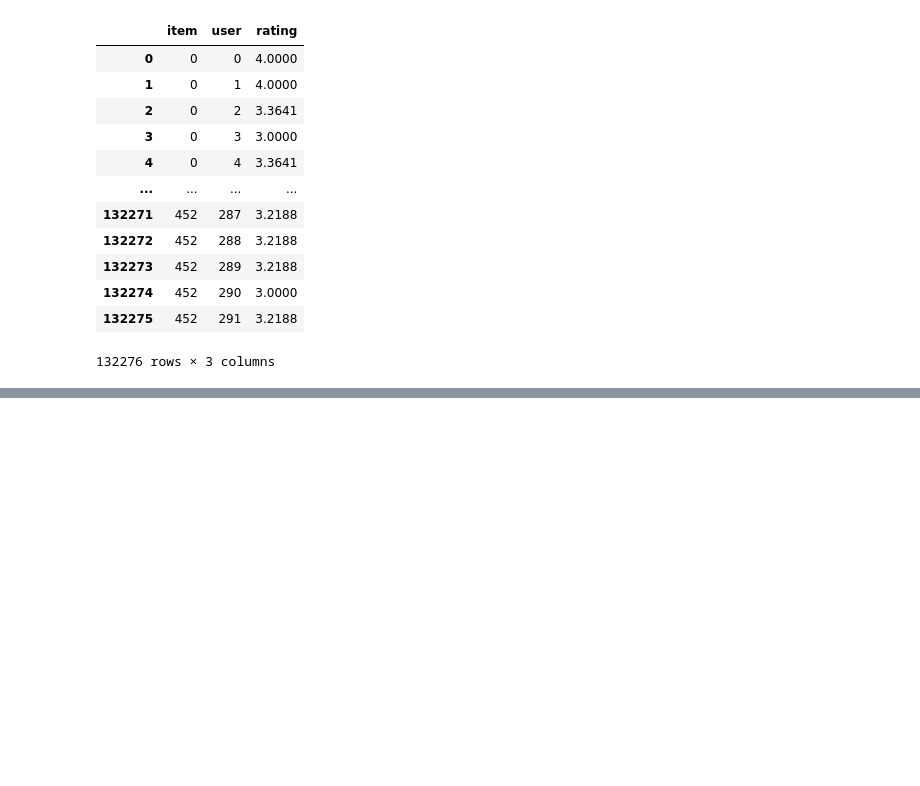
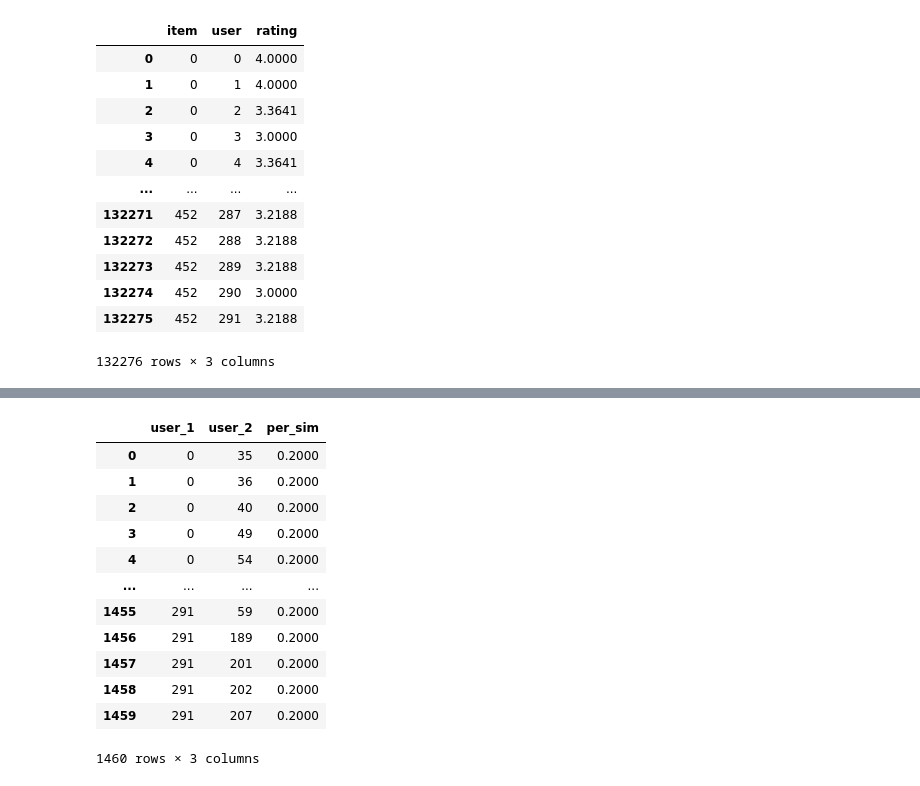
Before and after one commit to yms218/DB-Project, a Jupyter notebook: 2024-0045/test.ipynb, the cells around one changed output, grey strips where cells are left out. Cells and saved outputs as stored; diff of their text form; code cells hidden in the pictures; blank space fills up the shorter version.

```diff
--- a/2024-0045/test.ipynb
+++ b/2024-0045/test.ipynb
@@ -541,3 +530,31 @@ df
+# %%
+df = get_output(
+'''
+
+
+    select a.user_1, a.user_2, round(a.sim / sum(a.sim) over (partition by a.user_1),4) as per_sim from (
+            SELECT
+                user_1, user_2, sim, row_number() over (partition by user_1 order by sim desc, user_2) as rn
+            FROM user_similarity) a
+    where a.rn <= 5
+'''
+)
+
+df
+# %% [output]
+|  | user_1 | user_2 | per_sim |
+| 0 | 0 | 35 | 0.2000 |
+| 1 | 0 | 36 | 0.2000 |
+| 2 | 0 | 40 | 0.2000 |
+| 3 | 0 | 49 | 0.2000 |
+| 4 | 0 | 54 | 0.2000 |
+| ... | ... | ... | ... |
+| 1455 | 291 | 59 | 0.2000 |
+| 1456 | 291 | 189 | 0.2000 |
+| 1457 | 291 | 201 | 0.2000 |
+| 1458 | 291 | 202 | 0.2000 |
+| 1459 | 291 | 207 | 0.2000 |
+1460 rows × 3 columns
 # %%
 df = get_output(
 '''
```
Also changed, not shown: parts of 2 cells of this notebook.
